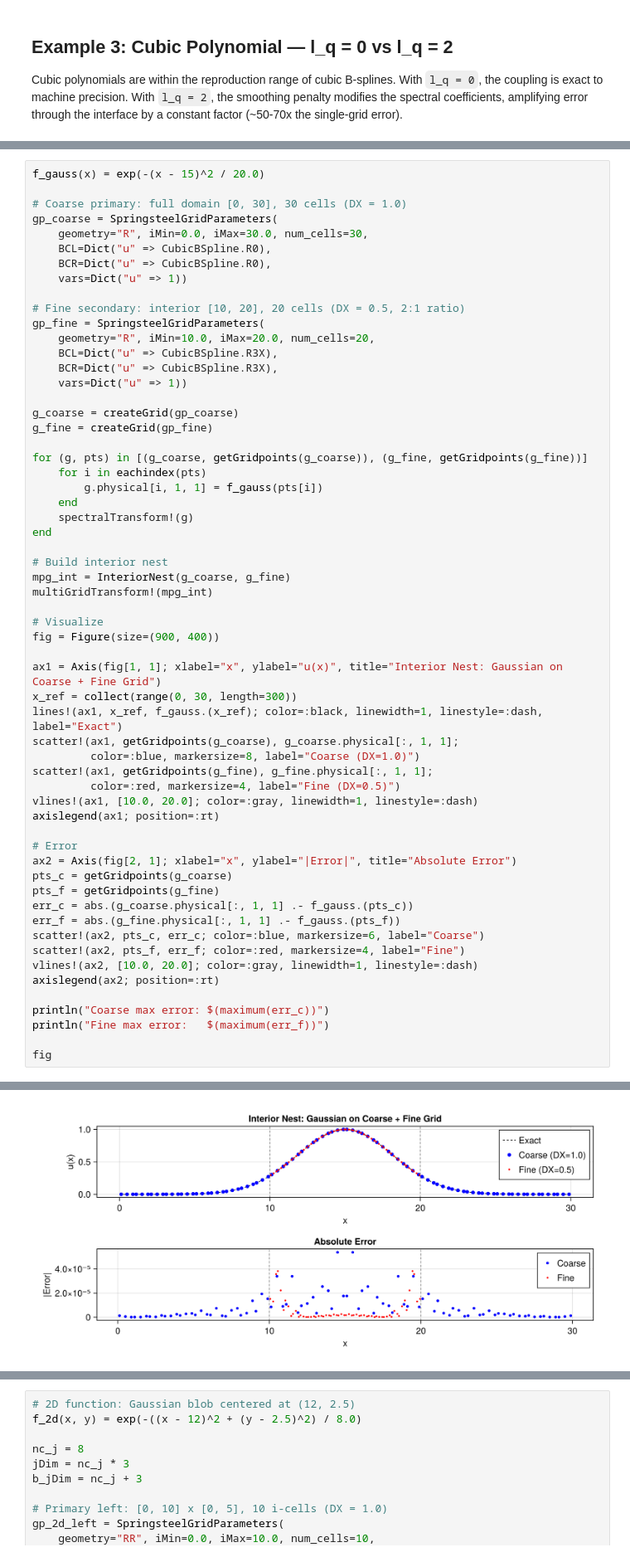
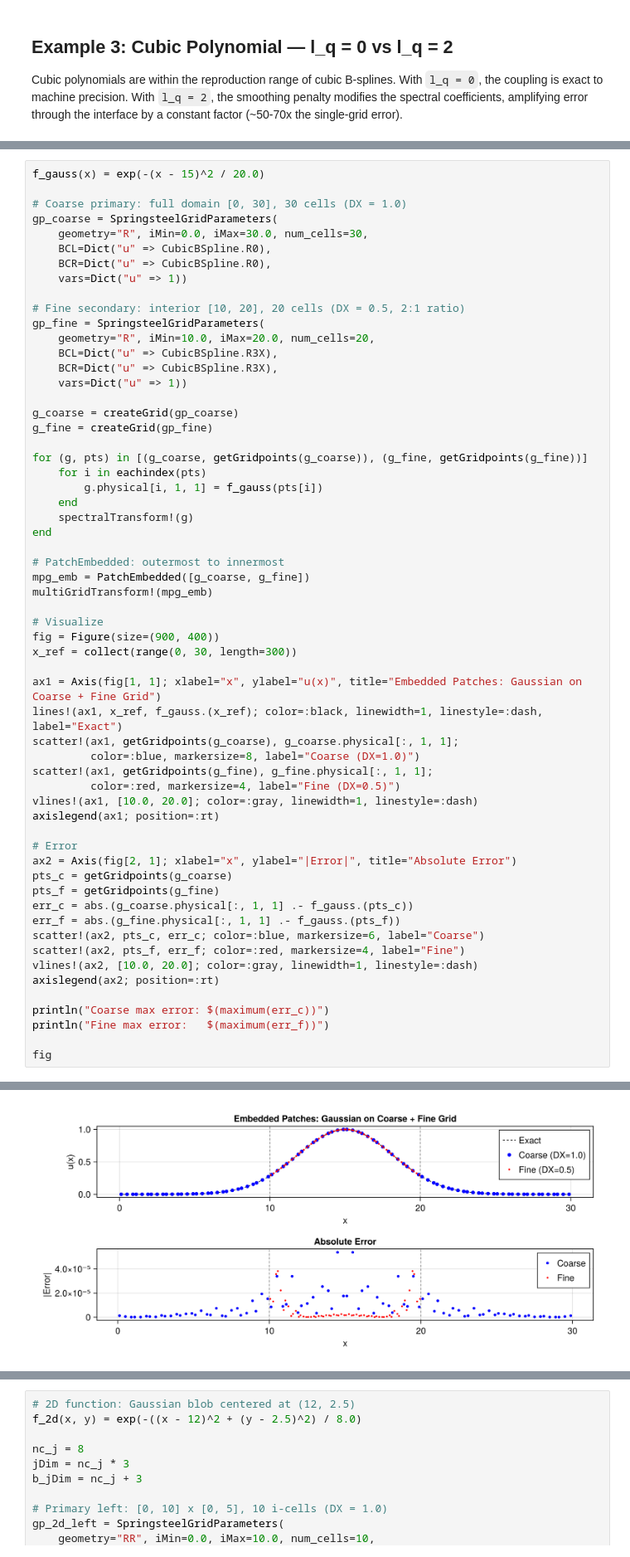
Before and after one commit to csu-tropical/Springsteel.jl, a Jupyter notebook: notebooks/Springsteel_multipatch_tutorial.ipynb, the cells around one changed output, grey strips where cells are left out. Shown at 83% size. Cells and saved outputs as stored; diff of their text form.

```diff
--- a/notebooks/Springsteel_multipatch_tutorial.ipynb
+++ b/notebooks/Springsteel_multipatch_tutorial.ipynb
@@ -287,40 +283,40 @@ for (g, pts) in [(g_coarse, getGridpoints(g_coarse)), (g_fine, getGridpoints(g_f
     spectralTransform!(g)
 end
 
-# Build interior nest
-mpg_int = InteriorNest(g_coarse, g_fine)
-multiGridTransform!(mpg_int)
+# PatchEmbedded: outermost to innermost
+mpg_emb = PatchEmbedded([g_coarse, g_fine])
+multiGridTransform!(mpg_emb)
 
 # Visualize
 fig = Figure(size=(900, 400))
+x_ref = collect(range(0, 30, length=300))
 
-ax1 = Axis(fig[1, 1]; xlabel="x", ylabel="u(x)", title="Interior Nest: Gaussian on Coarse + Fine Grid")
-x_ref = collect(range(0, 30, length=300))
+ax1 = Axis(fig[1, 1]; xlabel="x", ylabel="u(x)", title="Embedded Patches: Gaussian on Coarse + Fine Grid")
 lines!(ax1, x_ref, f_gauss.(x_ref); color=:black, linewidth=1, linestyle=:dash, label="Exact")
 scatter!(ax1, getGridpoints(g_coarse), g_coarse.physical[:, 1, 1];
          color=:blue, markersize=8, label="Coarse (DX=1.0)")
 scatter!(ax1, getGridpoints(g_fine), g_fine.physical[:, 1, 1];
          color=:red, markersize=4, label="Fine (DX=0.5)")
 vlines!(ax1, [10.0, 20.0]; color=:gray, linewidth=1, linestyle=:dash)
 axislegend(ax1; position=:rt)
 
 # Error
 ax2 = Axis(fig[2, 1]; xlabel="x", ylabel="|Error|", title="Absolute Error")
 pts_c = getGridpoints(g_coarse)
 pts_f = getGridpoints(g_fine)
 err_c = abs.(g_coarse.physical[:, 1, 1] .- f_gauss.(pts_c))
 err_f = abs.(g_fine.physical[:, 1, 1] .- f_gauss.(pts_f))
 scatter!(ax2, pts_c, err_c; color=:blue, markersize=6, label="Coarse")
 scatter!(ax2, pts_f, err_f; color=:red, markersize=4, label="Fine")
 vlines!(ax2, [10.0, 20.0]; color=:gray, linewidth=1, linestyle=:dash)
 axislegend(ax2; position=:rt)
 
 println("Coarse max error: $(maximum(err_c))")
 println("Fine max error:   $(maximum(err_f))")
 
 fig
 # %% [output]
 Coarse max error: 5.3917380244628e-5
 Fine max error:   3.833251187707054e-5
-[figure, old version]
+[figure, new version]
 # %% [markdown]
```
Also changed, not shown: parts of 16 cells of this notebook, 3 other files.
